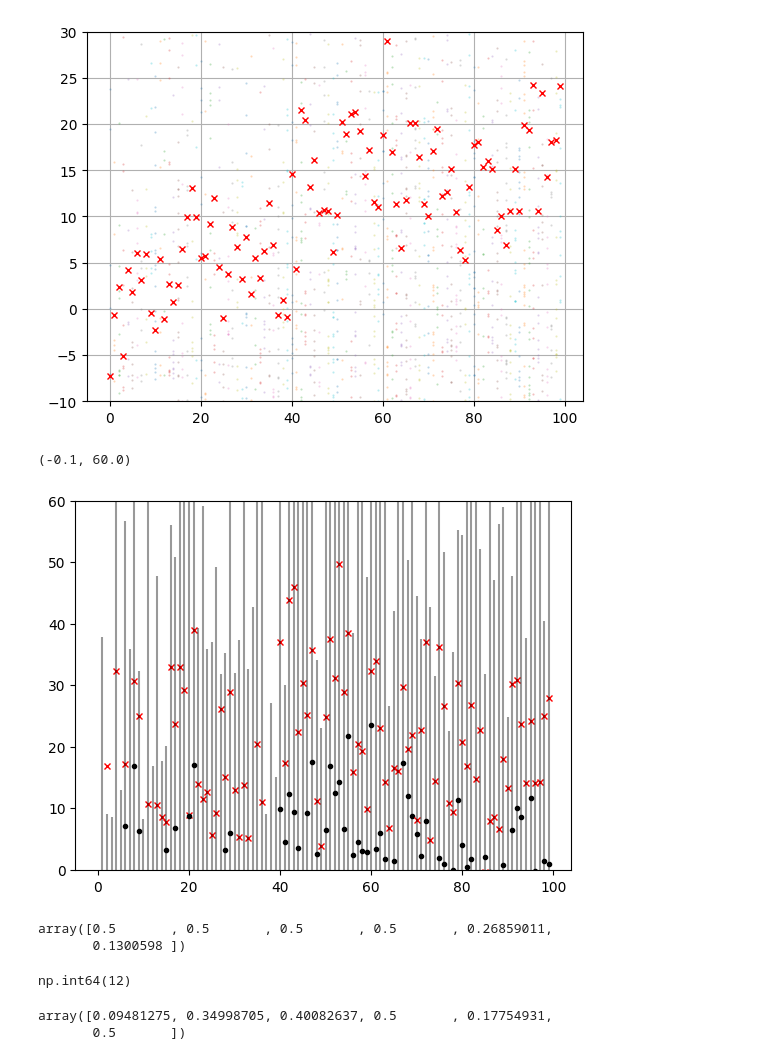
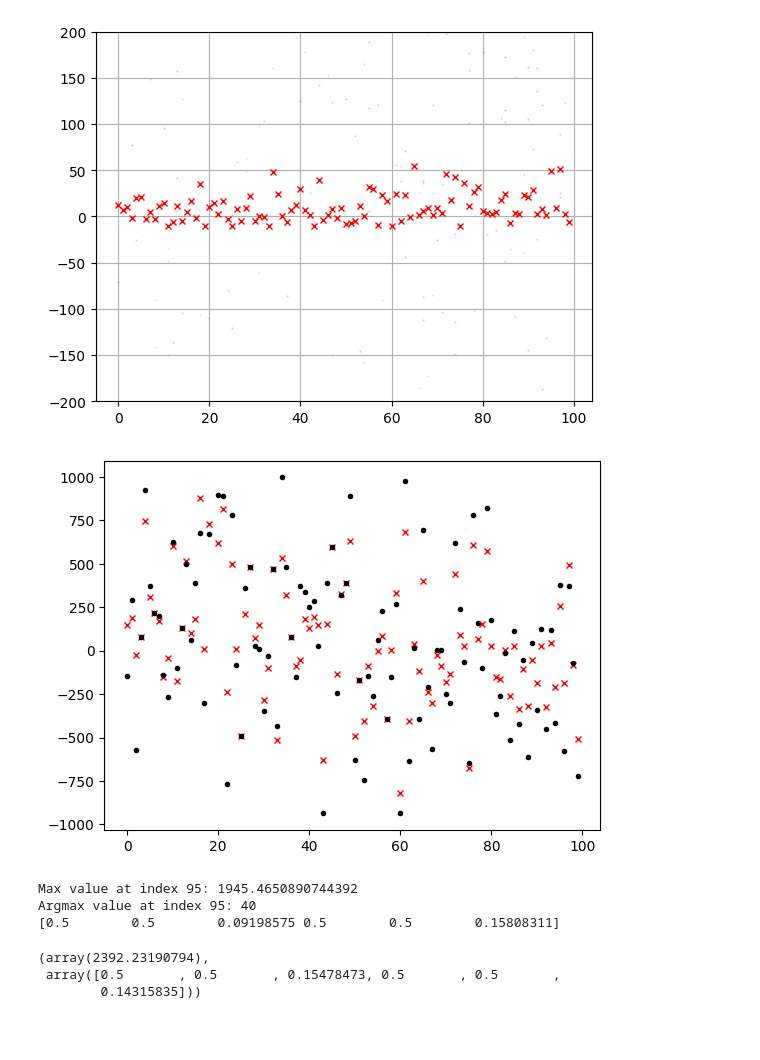
Before and after one commit to ifinckh/micro-515-EvoRob, a Jupyter notebook: test.ipynb, the cells around one changed output. Saved outputs shown, nothing was run; the diff lists cells and outputs as text; code cells hidden in the pictures; blank space fills up the shorter version.

```diff
--- a/test.ipynb
+++ b/test.ipynb
@@ -4,5 +4,10 @@ import matplotlib.pyplot as plt
 import sys
 sys.path.append("../")
 # %%
-full_f = np.load("results/PassiveWalker-v0/EA_4/full_f.npy")
-full_x = np.load("results/PassiveWalker-v0/EA_4/full_x.npy")
+num = "EA_2"
+full_f = np.load("results/PassiveWalker-v0/"+num+"/full_f.npy")
+full_x = np.load("results/PassiveWalker-v0/"+num+"/full_x.npy")
+f_best = np.load("results/PassiveWalker-v0/"+num+"/100/f_best.npy")
+f = np.load("results/PassiveWalker-v0/"+num+"/100/f.npy")
+x_best = np.load("results/PassiveWalker-v0/"+num+"/100/x_best.npy")
+x = np.load("results/PassiveWalker-v0/"+num+"/100/x.npy")
@@ -31,45 +20,47 @@ plt.ylim([-0.1,1001])
 # %%
-for i in range(100):
-    plt.plot(i*np.ones(100),full_f[i], ".", markersize=1, alpha=0.3)
+for i in range(len(full_f)):
+    plt.plot(i*np.ones(len(full_f[i])),full_f[i], ".", markersize=1, alpha=0.3)
     plt.plot(i,np.mean(np.clip(full_f[i], -10,100000)), "x", color="red", markersize=5)
-plt.ylim([-10,30])
+plt.ylim([-200,200])
 plt.grid("on")
 # %% [output]
-[figure, old version]
+[figure, new version]
 # %%
 for i in range(full_f.shape[0]):
     vals = full_f[i]
     finite = np.isfinite(vals)          # removes -inf, +inf, nan
     # also remove values of -1000 (which is the default value for uninitialized entries)
     finite &= (vals > -999)
     v = vals[finite]
 
     # plt.plot(i*np.ones_like(vals), vals, ".", markersize=1, alpha=0.25)
 
     if v.size > 0:
         mu = v.mean(axis=0)                   # finite mean
         med = np.median(v, axis=0)              # robust center
         q25, q75 = np.quantile(v, [0.25, 0.75], axis=0)
 
         plt.plot(i, mu, "x", color="red", markersize=5)      # mean (finite only)
         plt.plot(i, med, "o", color="black", markersize=3)   # median
-        plt.vlines(i, q25, q75, color="black", alpha=0.4)    # IQR
-plt.ylim([-0.1,60])
+        # plt.vlines(i, q25, q75, color="black", alpha=0.4)    # IQR
+# plt.ylim([-0.1,60])
 # %% [output]
-(-0.1, 60.0)
-[figure, old version]
+[figure, new version]
-# %%
-full_x[-1,-1]
-# %% [output]
-array([0.5       , 0.5       , 0.5       , 0.5       , 0.26859011,
-       0.1300598 ])
 # %%
-np.argmax(full_f[73])
+n = 95
+max_val = np.max(full_f[n])
+argmax_val = np.argmax(full_f[n])
+print(f"Max value at index {n}: {max_val}")
+print(f"Argmax value at index {n}: {argmax_val}")
+print(full_x[n,argmax_val,:])
 # %% [output]
-np.int64(12)
+Max value at index 95: 1945.4650890744392
+Argmax value at index 95: 40
+[0.5        0.5        0.09198575 0.5        0.5        0.15808311]
-# %%
-full_x[73,12,:]
-# %% [output]
-array([0.09481275, 0.34998705, 0.40082637, 0.5       , 0.17754931,
-       0.5       ])
+# %%
+f_best, x_best
+# %% [output]
+(array(2392.23190794),
+ array([0.5       , 0.5       , 0.15478473, 0.5       , 0.5       ,
+        0.14315835]))
 # %%
```
Also changed, not shown: parts of 3 cells of this notebook, 3 other files.
